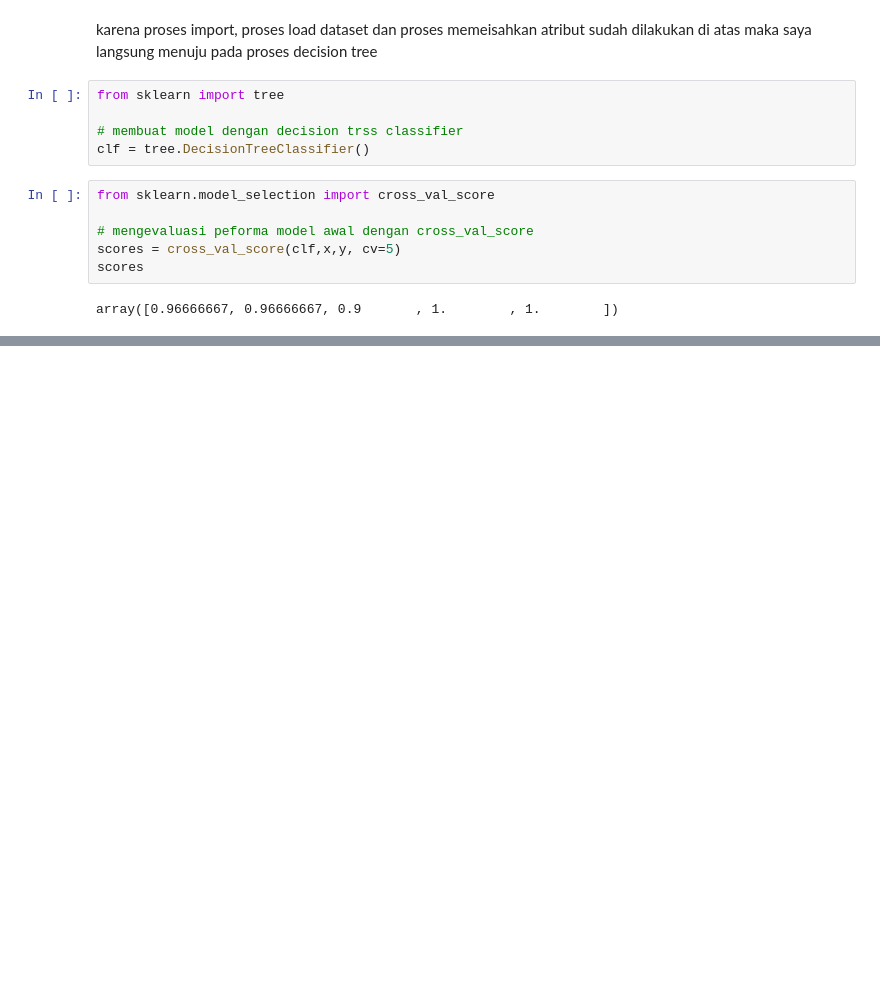
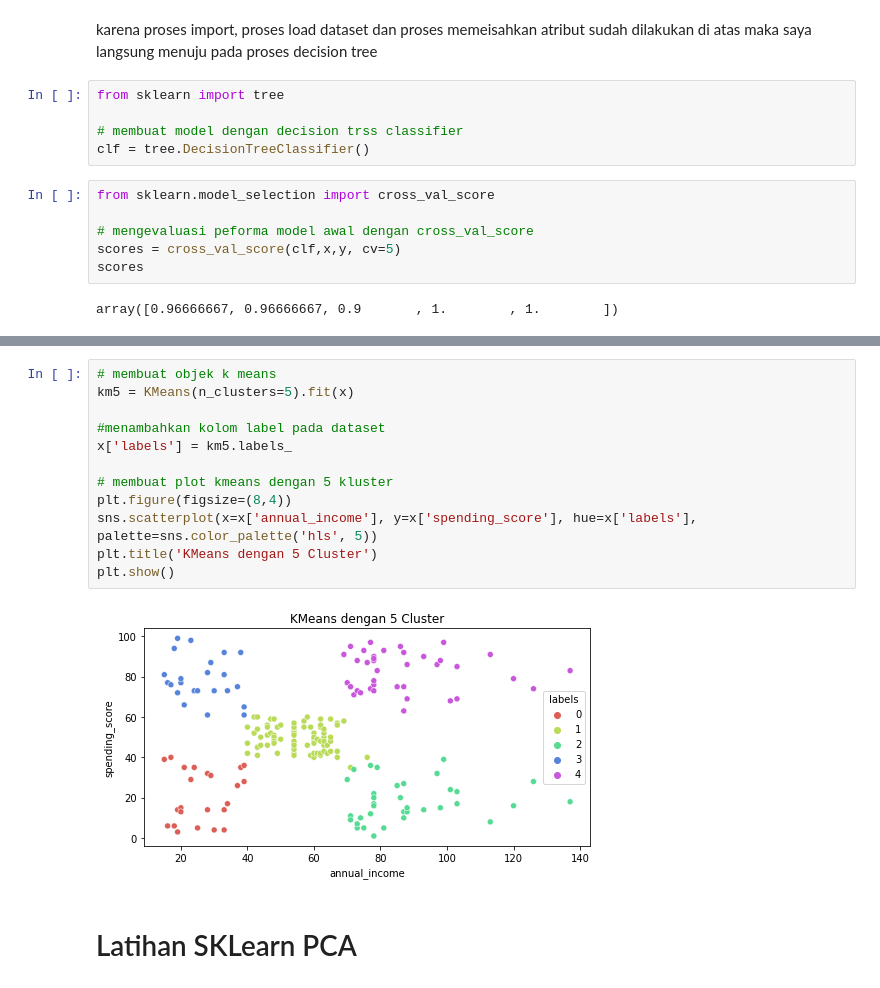
Before and after one commit to kurrnia/Dicoding, a Jupyter notebook: Dicoding1.ipynb, the cells around one changed output, grey strips where cells are left out. Drawn from its saved outputs; the diff is of its cells as text; blank space fills up the shorter version.

```diff
--- a/Dicoding1.ipynb
+++ b/Dicoding1.ipynb
@@ -87,0 +362,16 @@ array([0.96666667, 0.96666667, 0.9       , 1.        , 1.        ])
+# %%
+# membuat objek k means
+km5 = KMeans(n_clusters=5).fit(x)
+
+#menambahkan kolom label pada dataset
+x['labels'] = km5.labels_
+
+# membuat plot kmeans dengan 5 kluster
+plt.figure(figsize=(8,4))
+sns.scatterplot(x=x['annual_income'], y=x['spending_score'], hue=x['labels'], palette=sns.color_palette('hls', 5))
+plt.title('KMeans dengan 5 Cluster')
+plt.show()
+# %% [output]
+[figure, added]
+# %% [markdown]
+# Latihan SKLearn PCA
```
Also changed, not shown: parts of 43 cells of this notebook.
